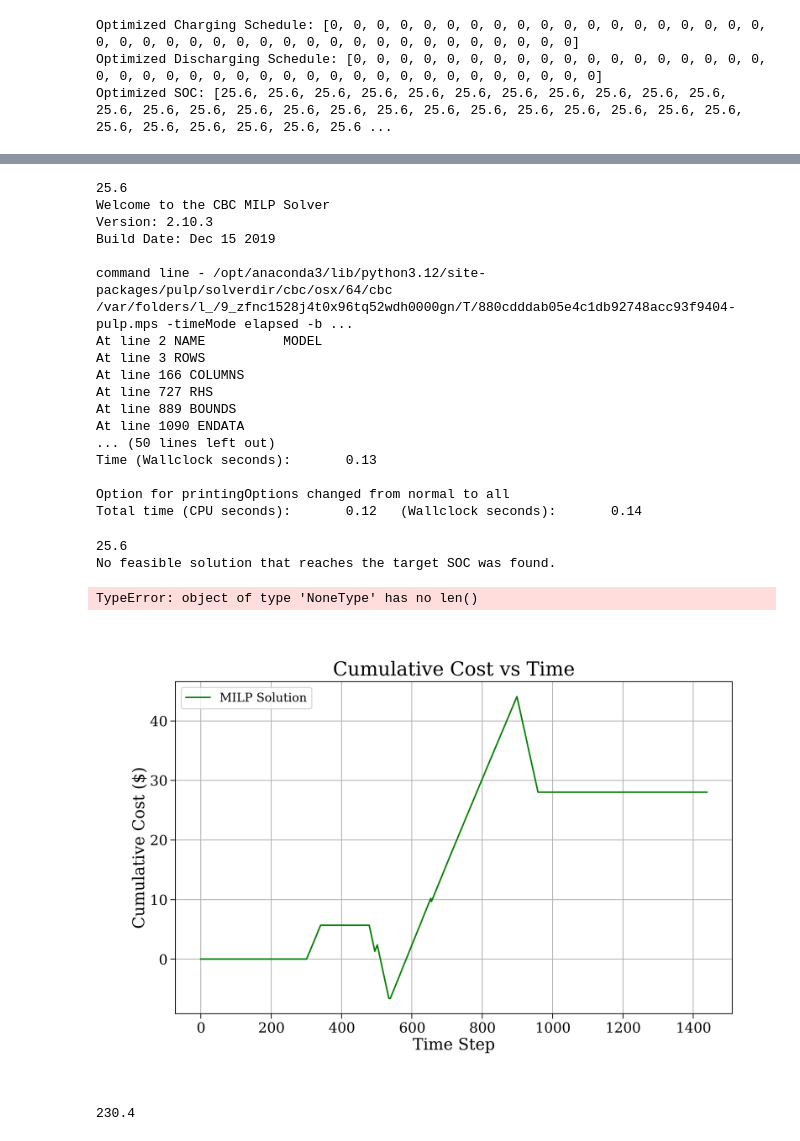
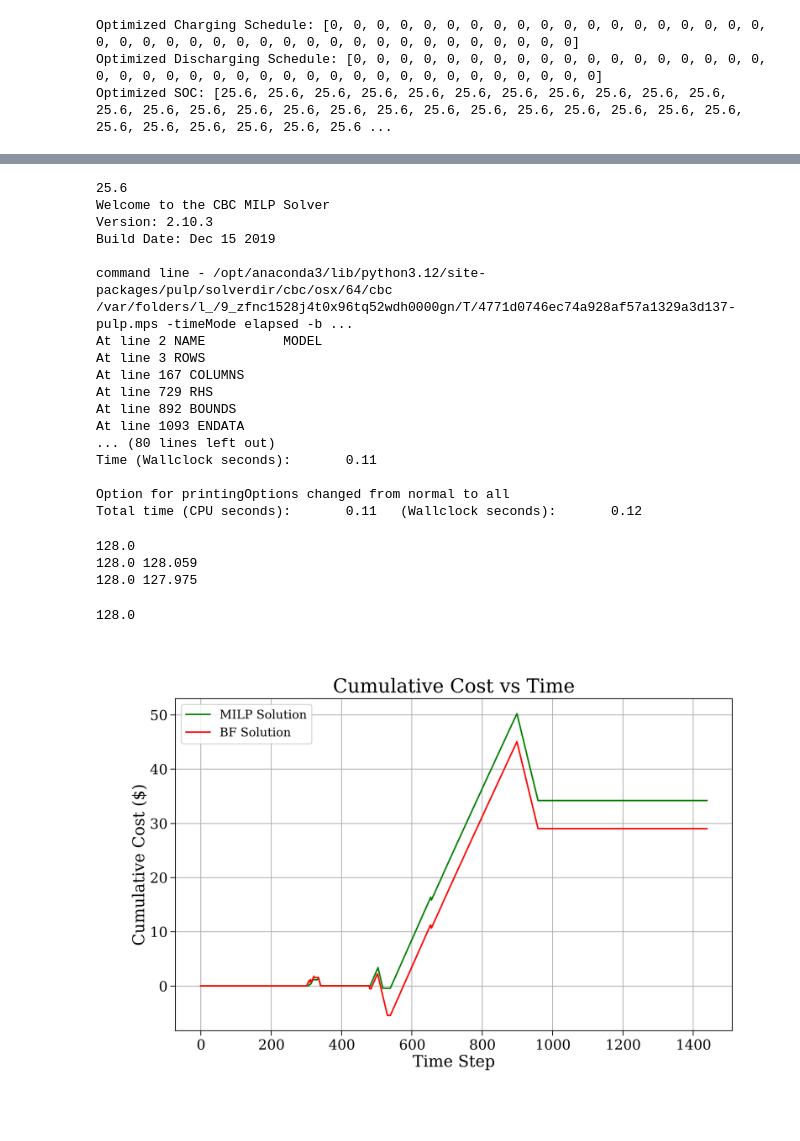
Before and after one commit to AylarAlizade/Charge-Scheduling, a Jupyter notebook: notebooks/cso.ipynb, the cells around one changed output, grey strips where cells are left out. Drawn from its saved outputs; the diff is of its cells as text; code cells hidden in the pictures.

Commit message:
Changes to Bellman Ford and LP algorithms, still BF does not give th accurate answer, Setting ranges for the smaller windows instead of target SOC

```diff
--- a/notebooks/cso.ipynb
+++ b/notebooks/cso.ipynb
@@ -1104,78 +1108,96 @@ SOC_init = SOC_min
 charge_flag_milp = [0] * 1440
 discharge_flag_milp = [0] * 1440
 for i,cw in enumerate(charge_windows):
-    SOC_init = SOC_init + (delta_t / 60.0) * (sum(charge_flag_milp) - sum(discharge_flag_milp))
+    T,p_t,g_t,start_idx,end_idx = T_builder(cw)
+    SOC_init = SOC_init + (delta_t / 60.0) * (sum(charge_flag_milp) * eta_c - sum(discharge_flag_milp) * eta_d)
     print(SOC_init)
-    T,p_t,g_t,start_idx,end_idx = T_builder(cw)
-    optimized_c_t, optimized_d_t, optimized_SOC = lp(p_t, g_t, T, delta_t,battery_capacity,eta_c,eta_d,C_deg,max_charge_power,max_discharge_power,C_c_max,SOC_min,SOC_max,SOC_init,SOC_target)
+    low = max(SOC_init - T * (delta_t / 60.0),SOC_min)
+    high = min(SOC_init + T * (delta_t / 60.0),SOC_max)
+    if i != (len(charge_windows)-1):
+        optimized_c_t, optimized_d_t, optimized_SOC = lp(p_t, g_t, T, delta_t,battery_capacity,eta_c,eta_d,C_deg,max_charge_power,max_discharge_power,C_c_max,SOC_min,SOC_max,SOC_init,SOC_target = None,SOC_range=(low,high))
+    else:
+        print(SOC_target)
+        optimized_c_t, optimized_d_t, optimized_SOC = lp(p_t, g_t, T, delta_t,battery_capacity,eta_c,eta_d,C_deg,max_charge_power,max_discharge_power,C_c_max,SOC_min,SOC_max,SOC_init,SOC_target=SOC_target,SOC_range=None)
+
     charge_flag_milp =  marker(optimized_c_t,charge_flag_milp,start_idx,end_idx)
     discharge_flag_milp =  marker(optimized_d_t,discharge_flag_milp,start_idx,end_idx)
+# print(SOC_min+(delta_t / 60.0) * (sum(charge_flag_milp) - sum(discharge_flag_milp)))
 # %% [output]
 25.6
 Welcome to the CBC MILP Solver
 Version: 2.10.3
 Build Date: Dec 15 2019
 
-command line - /opt/anaconda3/lib/python3.12/site-packages/pulp/solverdir/cbc/osx/64/cbc /var/folders/l_/9_zfnc1528j4t0x96tq52wdh0000gn/T/880cdddab05e4c1db92748acc93f9404-pulp.mps -timeMode elapsed -b ...
+command line - /opt/anaconda3/lib/python3.12/site-packages/pulp/solverdir/cbc/osx/64/cbc /var/folders/l_/9_zfnc1528j4t0x96tq52wdh0000gn/T/4771d0746ec74a928af57a1329a3d137-pulp.mps -timeMode elapsed -b ...
 At line 2 NAME          MODEL
 At line 3 ROWS
-At line 166 COLUMNS
-At line 727 RHS
-At line 889 BOUNDS
-At line 1090 ENDATA
-... (50 lines left out)
-Time (Wallclock seconds):       0.13
+At line 167 COLUMNS
+At line 729 RHS
+At line 892 BOUNDS
+At line 1093 ENDATA
+... (80 lines left out)
+Time (Wallclock seconds):       0.11
 
 Option for printingOptions changed from normal to all
-Total time (CPU seconds):       0.12   (Wallclock seconds):       0.14
+Total time (CPU seconds):       0.11   (Wallclock seconds):       0.12
 # %%
 SOC_init = SOC_min
 charge_flag_bf = [0] * 1440
 discharge_flag_bf = [0] * 1440
 for i,cw in enumerate(charge_windows):
-    SOC_init = SOC_init + (delta_t / 60.0) * (sum(charge_flag_bf) - sum(discharge_flag_bf))
-    print(SOC_init)
+    SOC_init = SOC_init + (delta_t / 60.0) * (sum(charge_flag_bf) * eta_c + sum(discharge_flag_bf) * eta_d)
     T,p_t,g_t,start_idx,end_idx = T_builder(cw)
-    best_cost, schedule = bellman_ford_schedule(p_t, g_t, T, delta_t,
-                                             SOC_init, SOC_target, battery_capacity,
+    low = max(SOC_init - T * (delta_t / 60.0),SOC_min)
+    high = min(SOC_init + T * (delta_t / 60.0),SOC_max)
+    if i != (len(charge_windows)-1):
+        best_cost, schedule = bellman_ford_schedule(p_t, g_t, T, delta_t,
+                                             SOC_init, battery_capacity,
                                              C_c_max,SOC_min,SOC_max, max_charge_power, max_discharge_power,
-                                             eta_c, eta_d, lambd, C_deg, resolution=20)
+                                             eta_c, eta_d, lambd, C_deg,SOC_target=None,SOC_range=(low,high), resolution=0.1)
+    else:
+        print(SOC_target)
+        best_cost, schedule = bellman_ford_schedule(p_t, g_t, T, delta_t,
+                                             SOC_init, battery_capacity,
+                                             C_c_max,SOC_min,SOC_max, max_charge_power, max_discharge_power,
+                                             eta_c, eta_d, lambd, C_deg,SOC_target=SOC_target,SOC_range=None ,resolution=0.1)
     c_t_bf = [0] * len(schedule)
     d_t_bf = [0] * len(schedule)
-    for i in range(len(schedule)):
+    for j in range(len(schedule)):
 
-        if schedule[i][1] == 'charge':
+        if schedule[j][1] == 'charge':
 
-            c_t_bf[i] = 1
-        elif schedule[i][1] == 'discharge':
-            d_t_bf[i] = 1
+            c_t_bf[j] = 1
+        elif schedule[j][1] == 'discharge':
+            d_t_bf[j] = 1
 
     charge_flag_bf =  marker(c_t_bf,charge_flag_bf,start_idx,end_idx)
     discharge_flag_bf =  marker(d_t_bf,discharge_flag_bf,start_idx,end_idx)
 # %% [output]
-25.6
-No feasible solution that reaches the target SOC was found.
+128.0
+128.0 128.059
+128.0 127.975
-TypeError: object of type 'NoneType' has no len()
+# %%
+SOC_target
+# %% [output]
+128.0
 # %%
 milp_cumulative_cost = calculate_cumulative_cost(charge_flag_milp, discharge_flag_milp, electricity_price, carbon_intensity, eta_c, eta_d, lambd, C_deg, delta_t)
+bf_cumulative_cost = calculate_cumulative_cost(charge_flag_bf, discharge_flag_bf, electricity_price, carbon_intensity, eta_c, eta_d, lambd, C_deg, delta_t)
 
 
 time_steps = list(range(1440))
 
 
 plt.figure(figsize=(10, 6))
 plt.plot(time_steps, milp_cumulative_cost, label='MILP Solution', color='green', linestyle='-')
+plt.plot(time_steps, bf_cumulative_cost, label='BF Solution', color='red', linestyle='-')
 
 
 plt.xlabel('Time Step')
 plt.ylabel('Cumulative Cost ($)')
 plt.title('Cumulative Cost vs Time')
 plt.legend(loc='upper left')
 plt.grid(True)
 plt.show()
 # %% [output]
-[figure, old version]
+[figure, new version]
-# %%
-SOC_max
-# %% [output]
-230.4
```
Also changed, not shown: parts of 12 cells of this notebook, 3 other files.
